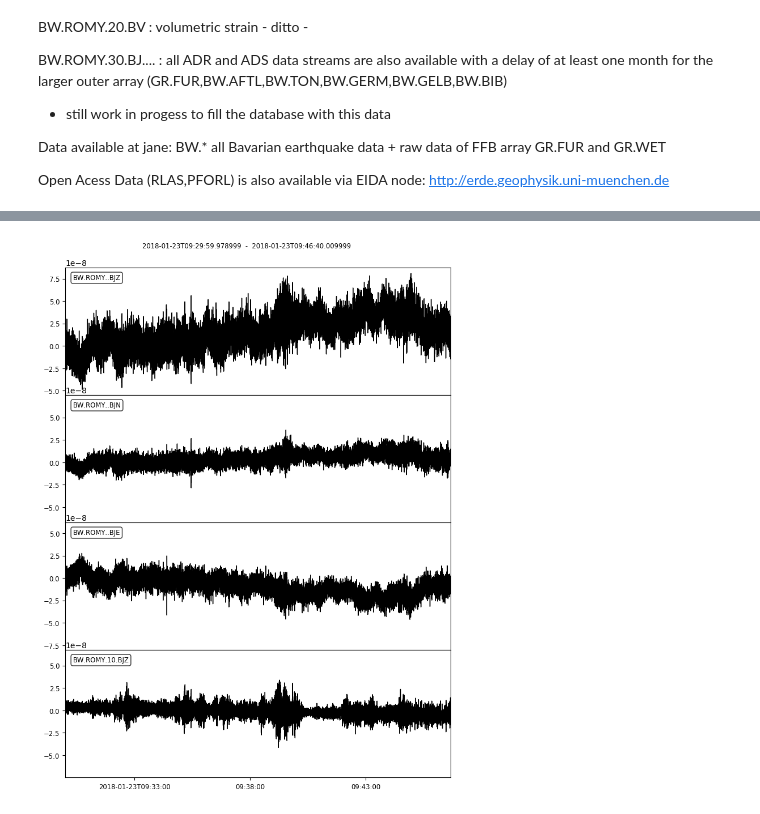
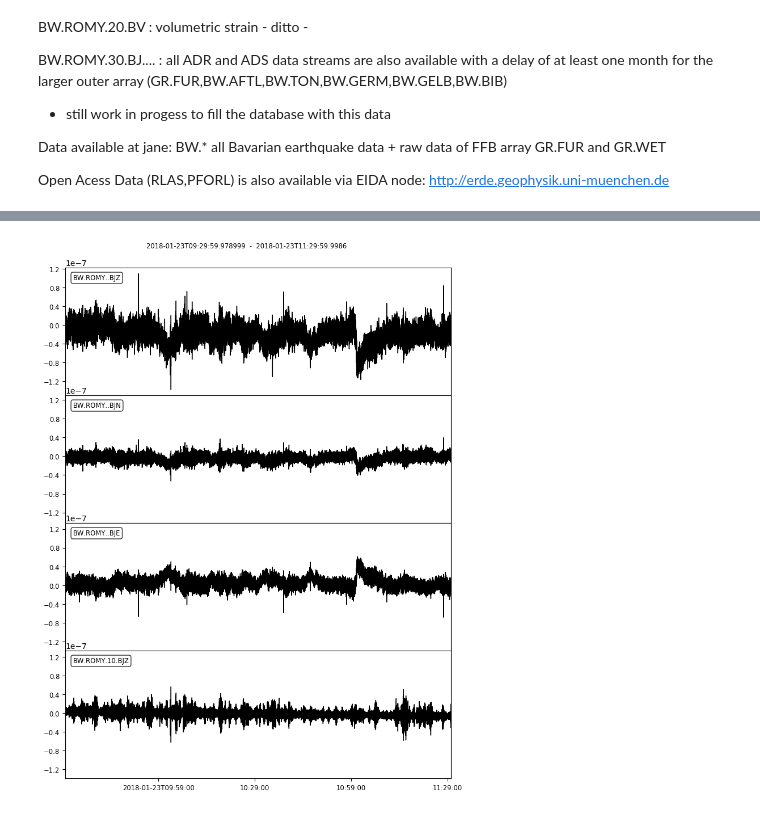
Before and after one commit to heinerigel/romy, a Jupyter notebook: Software/ROMY-Access/how2getRomy.ipynb, the cells around one changed output, grey strips where cells are left out. Saved outputs shown, nothing was run; the diff lists cells and outputs as text; code cells hidden in the pictures.

```diff
--- a/Software/ROMY-Access/how2getRomy.ipynb
+++ b/Software/ROMY-Access/how2getRomy.ipynb
@@ -71,9 +71,7 @@ from obspy.clients.fdsn import Client
 
 cl_george = Client('http://george',timeout=300)
 start = UTCDateTime(2018,1,23,9,30)
-#start = UTCDateTime(2018,6,25,5,14)
-end = start + 1000
-#end = start + 2*3600
+end = start + 2*3600
 
 romy = cl_george.get_waveforms('BW','ROMY','','BJ*',start,end)
 
@@ -100,4 +98,4 @@ BW.ROMY.10.BJZ | 2018-01-23T09:29:59.998600Z - 2018-01-23T09:46:39.998600Z | 20.
-[figure, old version]
+[figure, new version]
 # %%
 #adding data from two broadband stations (either FUR (GRSN) or FFB1 (borehole))
 # in this example we grap our data via the newly implemented EIDA routing mechanism - you do not need to know where
```
Also changed, not shown: parts of 5 cells of this notebook.
